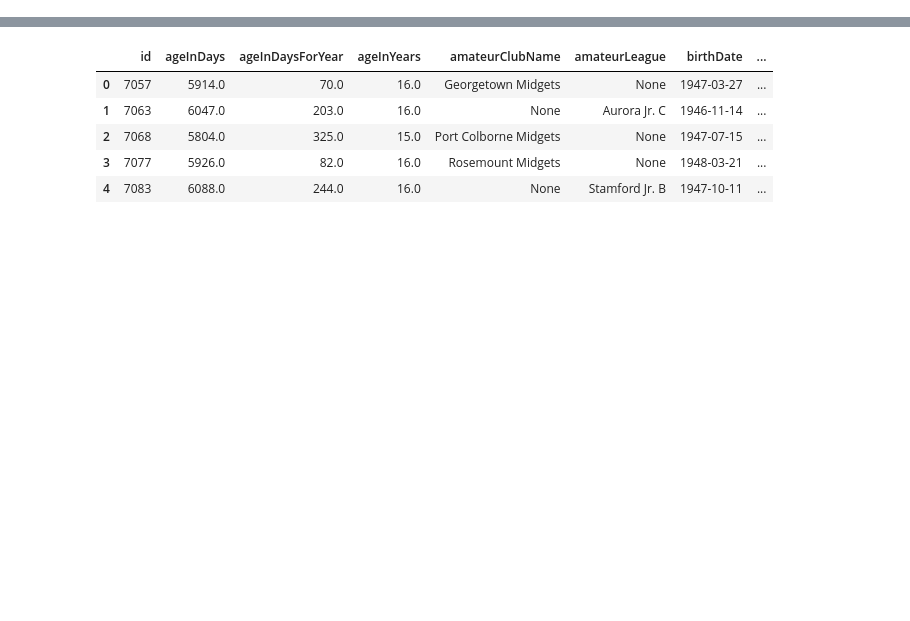
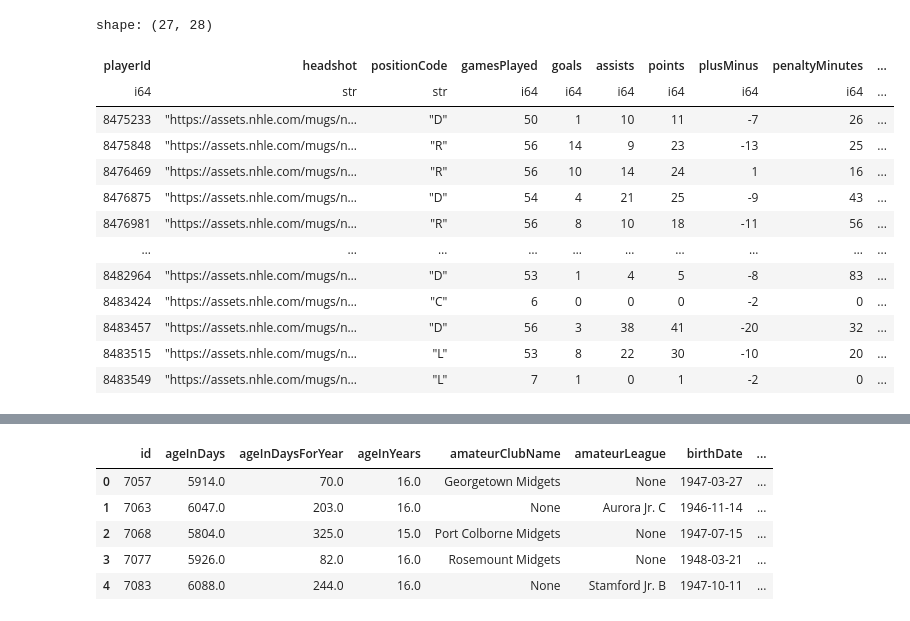
Before and after one commit to maxtixador/nhl_scraper, a Jupyter notebook: notebooks/test_scraper.ipynb, the cells around one changed output, grey strips where cells are left out. Drawn from its saved outputs; the diff is of its cells as text; code cells hidden in the pictures; blank space fills up the shorter version.

```diff
--- a/notebooks/test_scraper.ipynb
+++ b/notebooks/test_scraper.ipynb
@@ -25,0 +81,17 @@ pd.set_option('display.encoding', 'utf-8')
+# %%
+scrape.scrapeTeamStats("MTL", "20242025", 2, False)
+# %% [output]
+shape: (27, 28)
+| playerId | headshot | positionCode | gamesPlayed | goals | assists | points | plusMinus | penaltyMinutes | ... |
+| i64 | str | str | i64 | i64 | i64 | i64 | i64 | i64 | ... |
+| 8475233 | "https://assets.nhle.com/mugs/n… | "D" | 50 | 1 | 10 | 11 | -7 | 26 | ... |
+| 8475848 | "https://assets.nhle.com/mugs/n… | "R" | 56 | 14 | 9 | 23 | -13 | 25 | ... |
+| 8476469 | "https://assets.nhle.com/mugs/n… | "R" | 56 | 10 | 14 | 24 | 1 | 16 | ... |
+| 8476875 | "https://assets.nhle.com/mugs/n… | "D" | 54 | 4 | 21 | 25 | -9 | 43 | ... |
+| 8476981 | "https://assets.nhle.com/mugs/n… | "R" | 56 | 8 | 10 | 18 | -11 | 56 | ... |
+| … | … | … | … | … | … | … | … | … | ... |
+| 8482964 | "https://assets.nhle.com/mugs/n… | "D" | 53 | 1 | 4 | 5 | -8 | 83 | ... |
+| 8483424 | "https://assets.nhle.com/mugs/n… | "C" | 6 | 0 | 0 | 0 | -2 | 0 | ... |
+| 8483457 | "https://assets.nhle.com/mugs/n… | "D" | 56 | 3 | 38 | 41 | -20 | 32 | ... |
+| 8483515 | "https://assets.nhle.com/mugs/n… | "L" | 53 | 8 | 22 | 30 | -10 | 20 | ... |
+| 8483549 | "https://assets.nhle.com/mugs/n… | "L" | 7 | 1 | 0 | 1 | -2 | 0 | ... |
```
Also changed, not shown: parts of 16 cells of this notebook, 17 other files.
